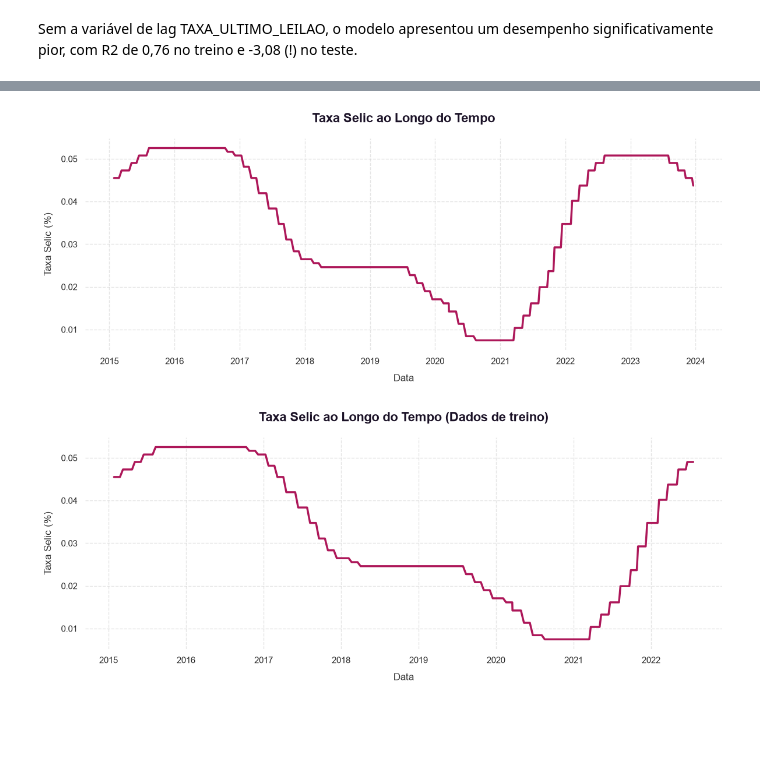
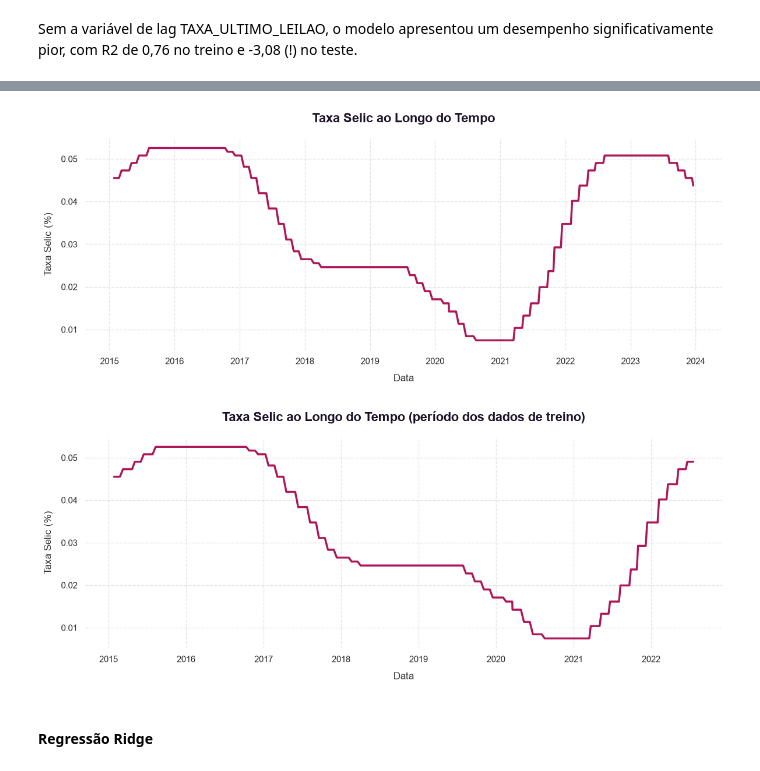
Before and after one commit to FelipeQue/brazilian-treasury-rate-prediction, a Jupyter notebook: notebooks/treasurycaster.ipynb, the cells around one changed output, grey strips where cells are left out. Saved outputs shown, nothing was run; the diff lists cells and outputs as text; code cells hidden in the pictures; blank space fills up the shorter version.

```diff
--- a/notebooks/treasurycaster.ipynb
+++ b/notebooks/treasurycaster.ipynb
@@ -577,13 +582,15 @@ Considerando que a nossa base de treino cobriu um período de juros em queda e a
 # %%
 # Plota gráfico de linha da Selic ao longo do tempo.
 
 plot_time_series(df_engineered, date_column='DATA', value_column='SELIC', title='Taxa Selic ao Longo do Tempo', xlabel='Data', ylabel='Taxa Selic (%)', filename='selic_time_series.png')
 
 # Secciona os primeiros 80% do dataframe df_selic para análise de distribuição da Selic no período de treino.
 
 df_selic_80 = df_engineered.iloc[:int(len(df_engineered) * 0.8)]
 
-plot_time_series(df_selic_80, date_column='DATA', value_column='SELIC', title='Taxa Selic ao Longo do Tempo (Dados de treino)', xlabel='Data', ylabel='Taxa Selic (%)', filename='selic_time_series_train.png')
+plot_time_series(df_selic_80, date_column='DATA', value_column='SELIC', title='Taxa Selic ao Longo do Tempo (período dos dados de treino)', xlabel='Data', ylabel='Taxa Selic (%)', filename='selic_time_series_train.png')
 # %% [output]
 [figure]
-[figure, old version]
+[figure, new version]
+# %% [markdown]
+#### Regressão Ridge
```
Also changed, not shown: parts of 12 cells of this notebook, 1 other file.
